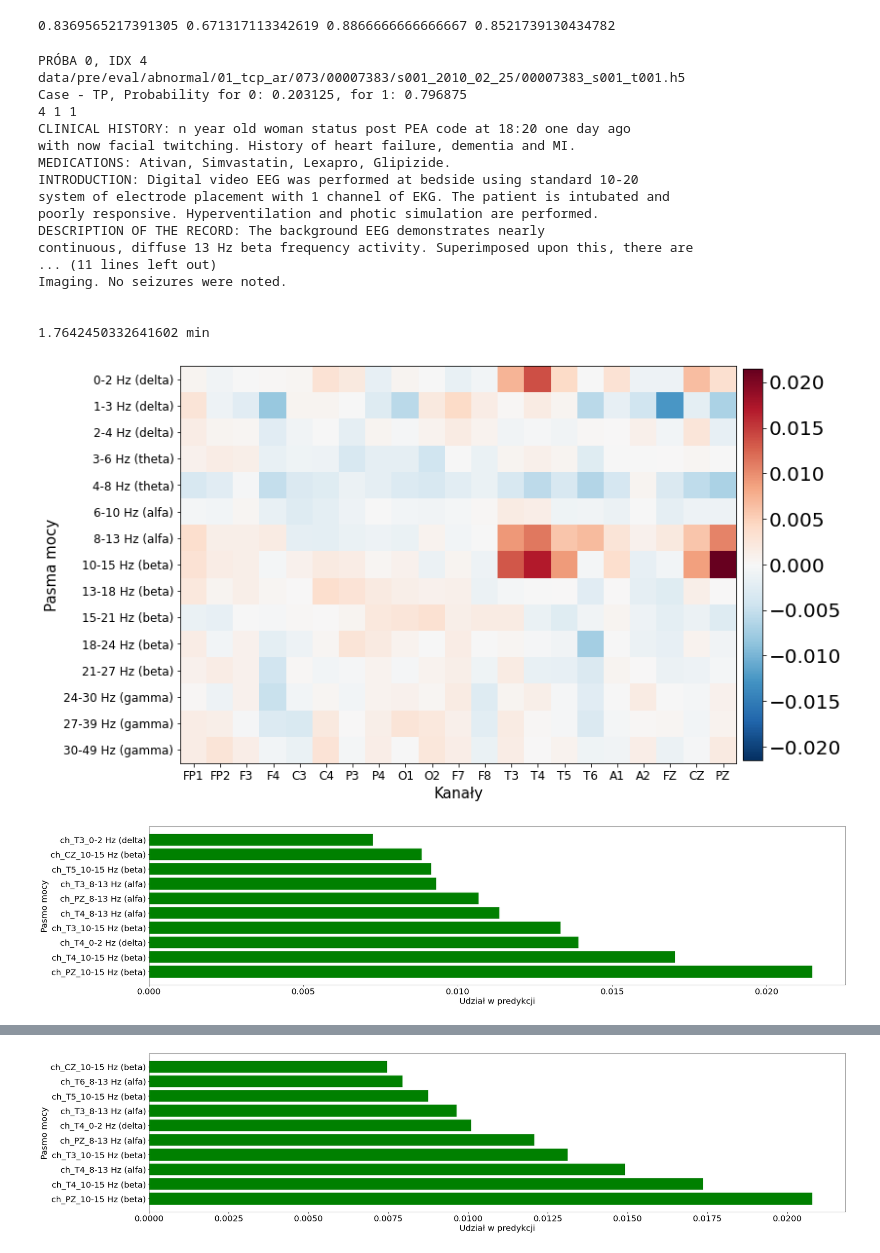
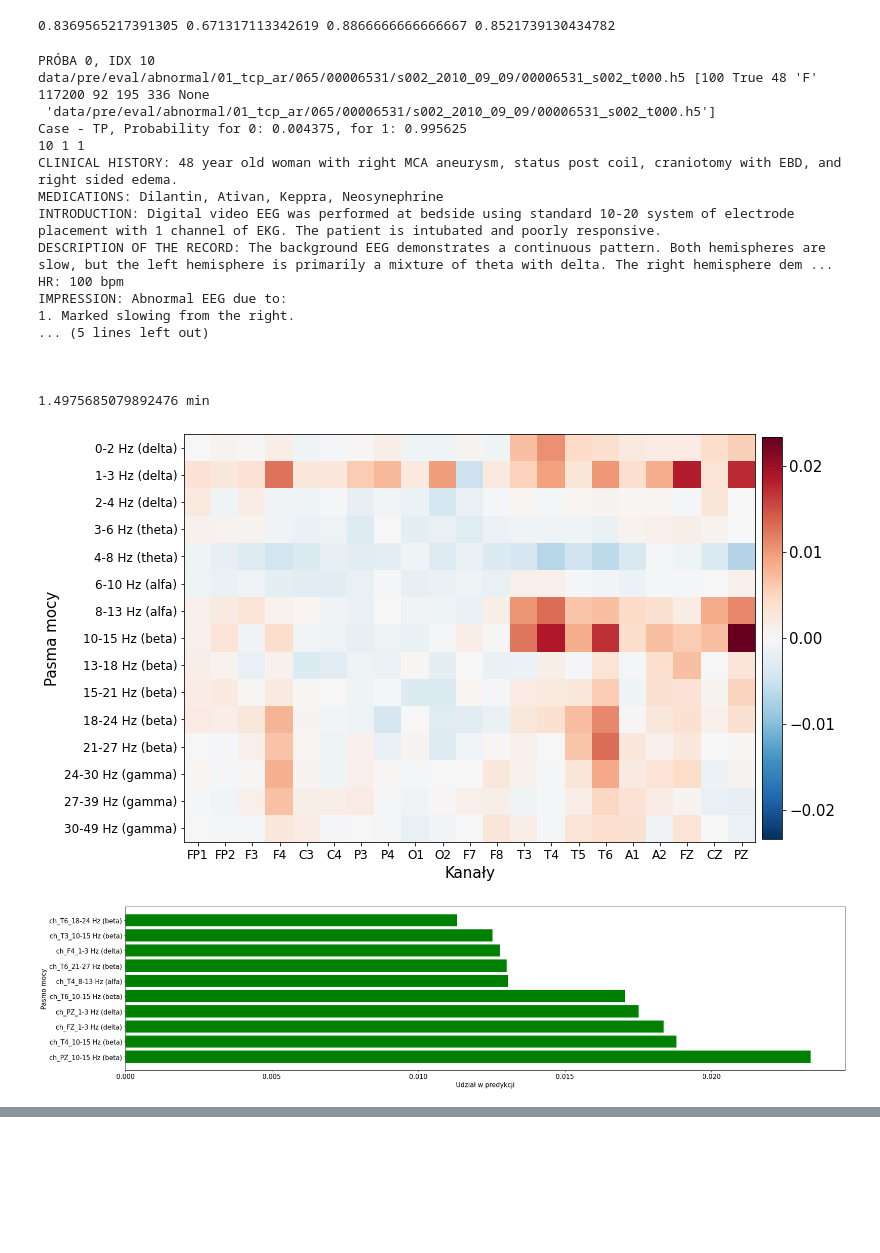
Before and after one commit to k-roota/InterpretableMachineLearning2022, a Jupyter notebook: Homeworks/HW3/MartynaPoziomska/Raport.ipynb, the cells around one changed output, grey strips where cells are left out. Drawn from its saved outputs; the diff is of its cells as text; code cells hidden in the pictures; blank space fills up the shorter version.

```diff
--- a/Homeworks/HW3/MartynaPoziomska/Raport.ipynb
+++ b/Homeworks/HW3/MartynaPoziomska/Raport.ipynb
@@ -171,18 +213,17 @@ for met, [fun, IDX] in D.items():
     idx_sort = np.argsort(probs_met[:, sh])[::-1]
 
     for idx in IDX:
-        for i in range(4):
+        for i in range(1):
             print(f"PRÓBA {i}, IDX {idx}")
             prob = probs_met[idx]
 
-            print(Y_eval_all_met[idx, 9])
+            print(Y_eval_all_met[idx, 9], Y_eval_all_met[idx])
             spli_path = Path(Y_eval_all_met[idx, 9]).parts
             with open(f'data/sub_{spli_path[6]}_{spli_path[5]}.txt', 'r') as f:
                 desc = f.read()
             print(f"Case - {met}, Probability for 0: {prob[0]}, for 1: {prob[1]}")
             print(idx, preds_met[idx], Y_met[idx])
             print(desc)
-
 
             sick = X_eval_met.loc[idx]
 
@@ -204,50 +245,51 @@ for met, [fun, IDX] in D.items():
                     except ValueError:
                         F[idx_b, idx_ch] = 0
 
 
             plt.figure(figsize=(sc*12, sc*7.5))
             clim = np.max(np.abs(F))
             plt.imshow(F, cmap = 'RdBu_r', vmin=-clim, vmax=clim)
             plt.xticks(np.arange(0, len(ch_names)), ch_names, fontsize=12*sc)
             plt.yticks(np.arange(0, len(BAND_LIMITS)), (f'{int(l)}-{int(h)} Hz ({n})' for l, h, n in BAND_LIMITS), fontsize=12*sc)
             plt.xlabel("Kanały", fontsize=15*sc)
             plt.ylabel("Pasma mocy", fontsize=15*sc)
             plt.colorbar(fraction=0.03, pad=0.01)
 
             if i == 0:
                 plt.savefig(res_path + f'sub_{spli_path[6]}_{spli_path[5]}.png')
             plt.show()
 
             N = 10
             top_contr = sub_map.nlargest(n=N, columns=['contr'])
             sc = 1
             y_pos = np.arange(N)
             plt.figure(figsize=(sc*30, sc*7))
             plt.barh(y_pos, top_contr.contr, color=["red" if contr<0 else "green" for contr in top_contr.contr])
-            plt.yticks(y_pos, top_contr.name)
-            plt.ylabel("Pasmo mocy")
-            plt.xlabel("Udział w predykcji")
+            plt.ylabel("Pasmo mocy", fontsize=15*sc)
+            plt.xlabel("Udział w predykcji", fontsize=15*sc)
+            plt.xticks(fontsize=15*sc)
+            plt.yticks(y_pos, top_contr.name, fontsize=15*sc)
 
             if i == 0:
                 plt.savefig(res_path + f'sub_{spli_path[6]}_{spli_path[5]}_bar.png')
             plt.show()
 # %% [output]
-PRÓBA 0, IDX 4
-data/pre/eval/abnormal/01_tcp_ar/073/00007383/s001_2010_02_25/00007383_s001_t001.h5
-Case - TP, Probability for 0: 0.203125, for 1: 0.796875
-4 1 1
-CLINICAL HISTORY: n year old woman status post PEA code at 18:20 one day ago
-with now facial twitching. History of heart failure, dementia and MI.
-MEDICATIONS: Ativan, Simvastatin, Lexapro, Glipizide.
-INTRODUCTION: Digital video EEG was performed at bedside using standard 10-20
-system of electrode placement with 1 channel of EKG. The patient is intubated and
-poorly responsive. Hyperventilation and photic simulation are performed.
-DESCRIPTION OF THE RECORD: The background EEG demonstrates nearly
-continuous, diffuse 13 Hz beta frequency activity. Superimposed upon this, there are
-... (11 lines left out)
-Imaging. No seizures were noted.
+PRÓBA 0, IDX 10
+data/pre/eval/abnormal/01_tcp_ar/065/00006531/s002_2010_09_09/00006531_s002_t000.h5 [100 True 48 'F' 117200 92 195 336 None
+ 'data/pre/eval/abnormal/01_tcp_ar/065/00006531/s002_2010_09_09/00006531_s002_t000.h5']
+Case - TP, Probability for 0: 0.004375, for 1: 0.995625
+10 1 1
+CLINICAL HISTORY: 48 year old woman with right MCA aneurysm, status post coil, craniotomy with EBD, and right sided edema.
+MEDICATIONS: Dilantin, Ativan, Keppra, Neosynephrine
+INTRODUCTION: Digital video EEG was performed at bedside using standard 10-20 system of electrode placement with 1 channel of EKG. The patient is intubated and poorly responsive.
+DESCRIPTION OF THE RECORD: The background EEG demonstrates a continuous pattern. Both hemispheres are slow, but the left hemisphere is primarily a mixture of theta with delta. The right hemisphere dem ...
+HR: 100 bpm
+IMPRESSION: Abnormal EEG due to:
+1. Marked slowing from the right.
+... (5 lines left out)
 
 
-1.7642450332641602 min
+
+1.4975685079892476 min
-[figure, old version]
+[figure, new version]
-[figure, old version]
+[figure, new version]
@@ -291 +314,0 @@ Imaging. No seizures were noted.
-[figure, removed]
```
Also changed, not shown: parts of 8 cells of this notebook, 28 other files.
